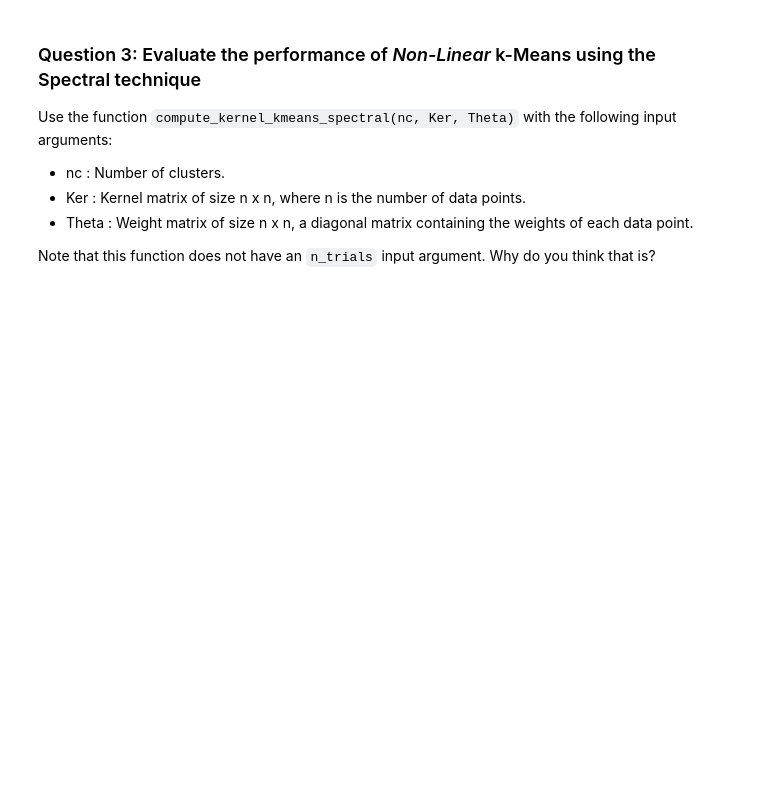
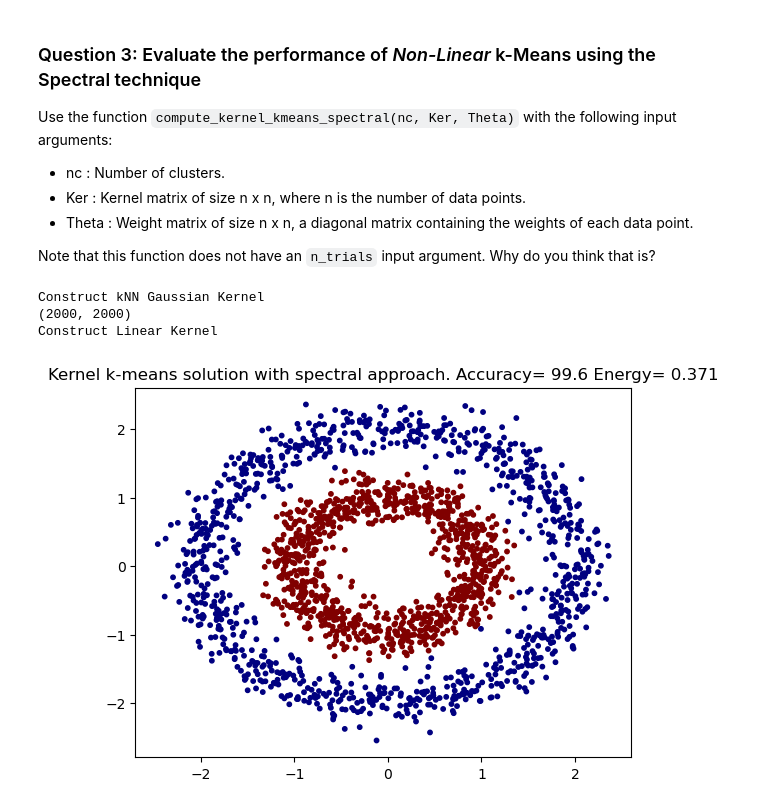
Before and after one commit to axxshen/CS5284_2025, a Jupyter notebook: codes/03_Graph_Clustering/code02_exercise.ipynb, the cells around one changed output. Drawn from its saved outputs; the diff is of its cells as text; code cells hidden in the pictures; blank space fills up the shorter version.

```diff
--- a/codes/03_Graph_Clustering/code02_exercise.ipynb
+++ b/codes/03_Graph_Clustering/code02_exercise.ipynb
@@ -117,17 +124,23 @@ Note that this function does not have an `n_trials` input argument. Why do you t
 # %%
 # Run kernel/non-linear k-means with spectral approach
 
 # Compute linear kernel for standard k-means
 Ker = construct_kernel(X, 'kNN_gaussian', 100)
 print(Ker.shape)
 
 # Kernel k-means with spectral approach
-C_kmeans, En_kmeans = compute_kernel_kmeans_spectral(# YOUR CODE HERE )
+# C_kmeans, En_kmeans = compute_kernel_kmeans_spectral(# YOUR CODE HERE )
+C_kmeans,En_kmeans = compute_kernel_kmeans_spectral(nc, Ker, Theta)
 
 # Plot
 plt.figure(4)
 size_vertex_plot = 10
 plt.scatter(X[:,0], X[:,1], s=size_vertex_plot*np.ones(n), c=C_kmeans, cmap='jet')
 plt.title('Kernel k-means solution with spectral approach. Accuracy= ' +
           str(compute_purity(C_kmeans,Cgt,nc))[:5] + ' Energy= ' + str(En_kmeans)[:5])
 plt.show()
+# %% [output]
+Construct kNN Gaussian Kernel
+(2000, 2000)
+Construct Linear Kernel
+[figure, added]
```
Also changed, not shown: parts of 2 cells of this notebook, 20 other files.
